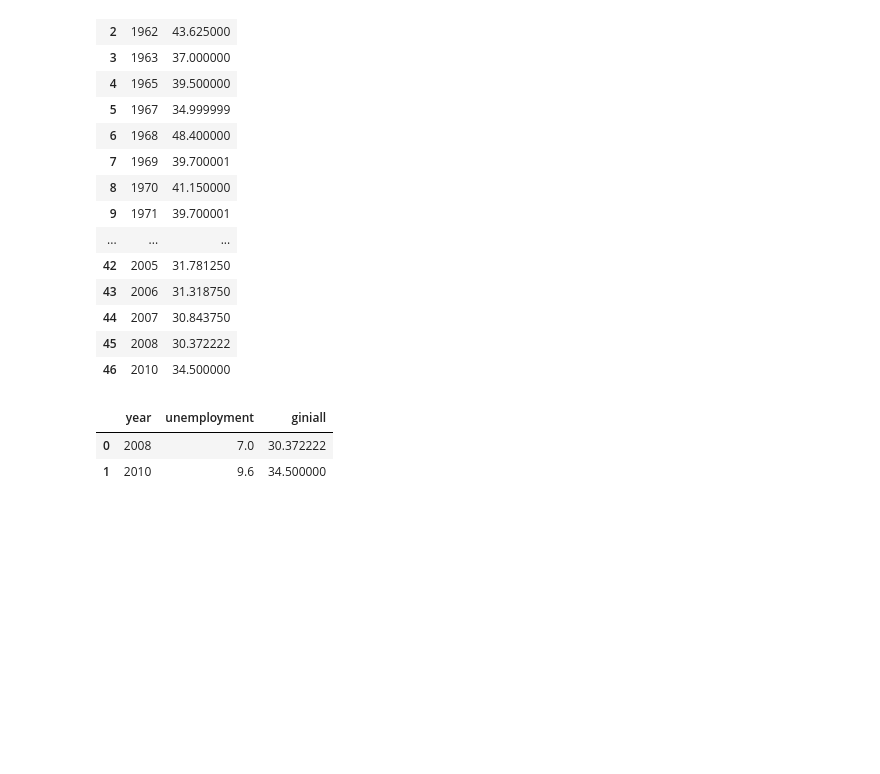
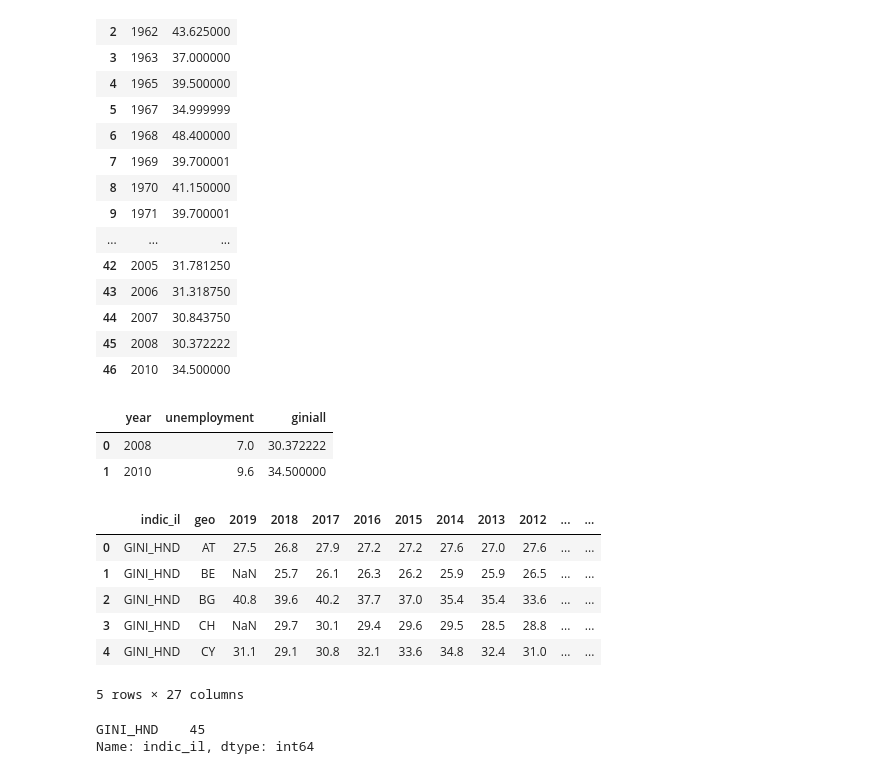
Before and after one commit to Malonk/unemployment_stats, a Jupyter notebook: notebooks/gini_cor.ipynb, the cells around one changed output. Drawn from its saved outputs; the diff is of its cells as text; code cells hidden in the pictures; blank space fills up the shorter version.

```diff
--- a/notebooks/gini_cor.ipynb
+++ b/notebooks/gini_cor.ipynb
@@ -445,0 +447,21 @@ gini_unemp
+# %%
+new_gini = pd.read_csv("../data/pickles/ilc_di12.csv")
+# %%
+# Drop unnecessary columns
+# unemployment.transpose()
+new_gini2 = new_gini.drop(columns=['Unnamed: 0'])
+new_gini2.head()
+# %% [output]
+|  | indic_il | geo | 2019 | 2018 | 2017 | 2016 | 2015 | 2014 | 2013 | 2012 | ... | ... |
+| 0 | GINI_HND | AT | 27.5 | 26.8 | 27.9 | 27.2 | 27.2 | 27.6 | 27.0 | 27.6 | ... | ... |
+| 1 | GINI_HND | BE | NaN | 25.7 | 26.1 | 26.3 | 26.2 | 25.9 | 25.9 | 26.5 | ... | ... |
+| 2 | GINI_HND | BG | 40.8 | 39.6 | 40.2 | 37.7 | 37.0 | 35.4 | 35.4 | 33.6 | ... | ... |
+| 3 | GINI_HND | CH | NaN | 29.7 | 30.1 | 29.4 | 29.6 | 29.5 | 28.5 | 28.8 | ... | ... |
+| 4 | GINI_HND | CY | 31.1 | 29.1 | 30.8 | 32.1 | 33.6 | 34.8 | 32.4 | 31.0 | ... | ... |
+5 rows × 27 columns
+# %%
+# Check first column
+new_gini2['indic_il'].value_counts()
+# %% [output]
+GINI_HND    45
+Name: indic_il, dtype: int64
```
Also changed, not shown: parts of 13 cells of this notebook, 7 other files.
